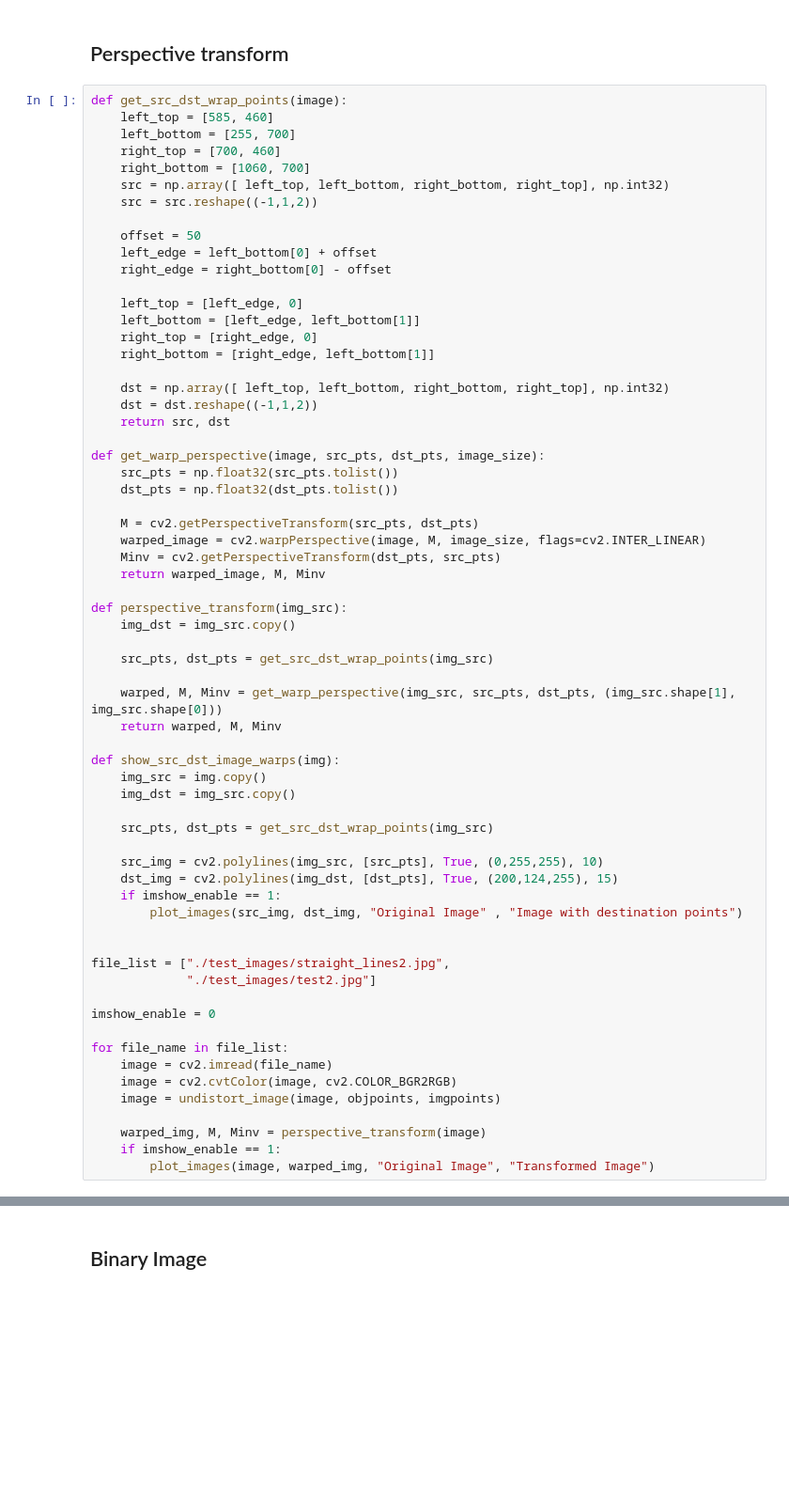
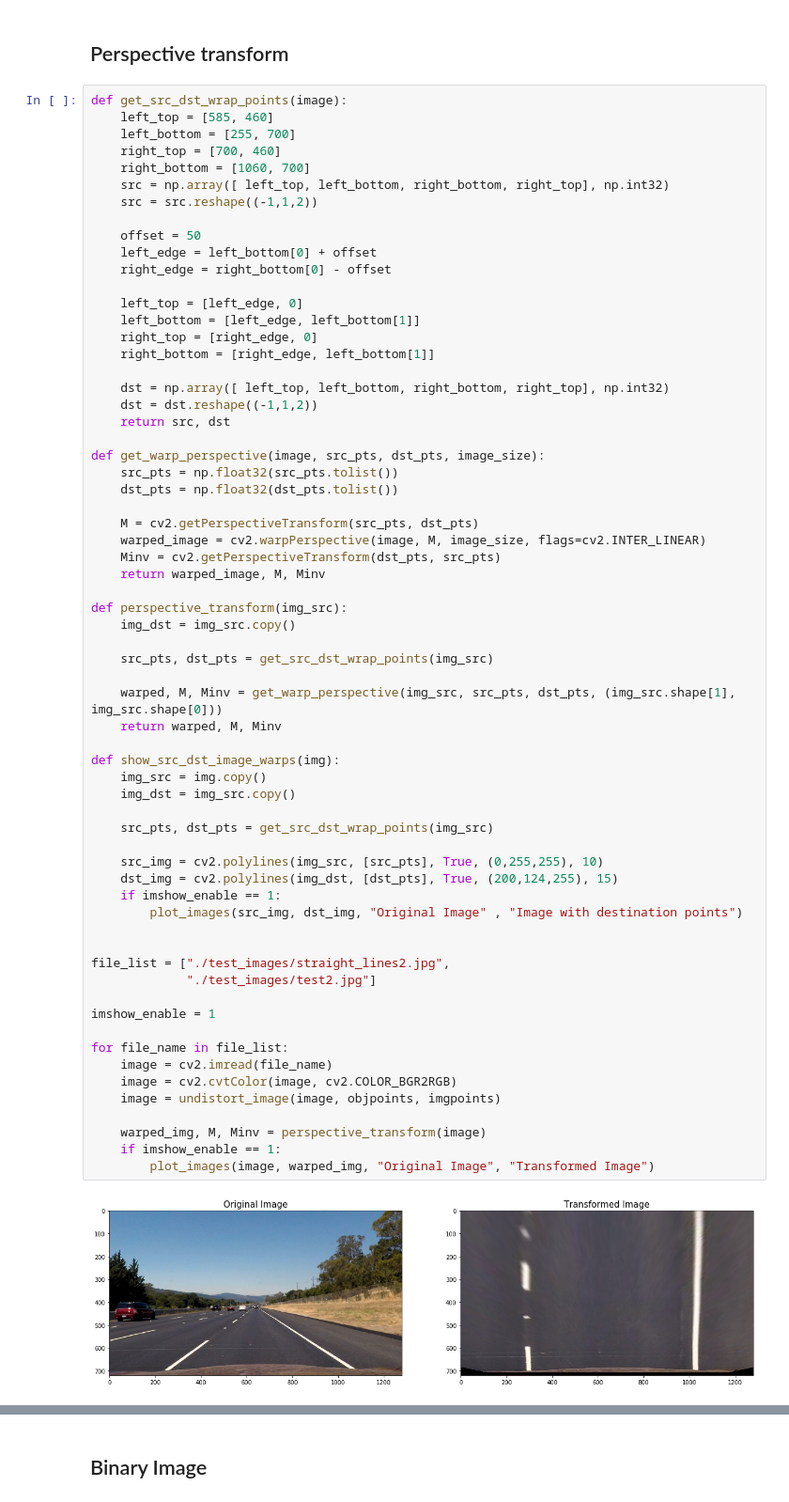
Before and after one commit to sameerppatil/advanced-lane-lines, a Jupyter notebook: P4.ipynb, the cells around one changed output, grey strips where cells are left out. Shown at 94% size. Drawn from its saved outputs; the diff is of its cells as text; blank space fills up the shorter version.

```diff
--- a/P4.ipynb
+++ b/P4.ipynb
@@ -138,31 +143,33 @@ def perspective_transform(img_src):
 
     src_pts, dst_pts = get_src_dst_wrap_points(img_src)
 
     warped, M, Minv = get_warp_perspective(img_src, src_pts, dst_pts, (img_src.shape[1], img_src.shape[0]))
     return warped, M, Minv
 
 def show_src_dst_image_warps(img):
     img_src = img.copy()
     img_dst = img_src.copy()
 
     src_pts, dst_pts = get_src_dst_wrap_points(img_src)
 
     src_img = cv2.polylines(img_src, [src_pts], True, (0,255,255), 10)
     dst_img = cv2.polylines(img_dst, [dst_pts], True, (200,124,255), 15)
     if imshow_enable == 1:
         plot_images(src_img, dst_img, "Original Image" , "Image with destination points")
 
 
 file_list = ["./test_images/straight_lines2.jpg",
              "./test_images/test2.jpg"]
 
-imshow_enable = 0
+imshow_enable = 1
 
 for file_name in file_list:
     image = cv2.imread(file_name)
     image = cv2.cvtColor(image, cv2.COLOR_BGR2RGB)
     image = undistort_image(image, objpoints, imgpoints)
 
     warped_img, M, Minv = perspective_transform(image)
     if imshow_enable == 1:
         plot_images(image, warped_img, "Original Image", "Transformed Image")
+# %% [output]
+[figure, added]
```
Also changed, not shown: parts of 6 cells of this notebook, 13 other files.
